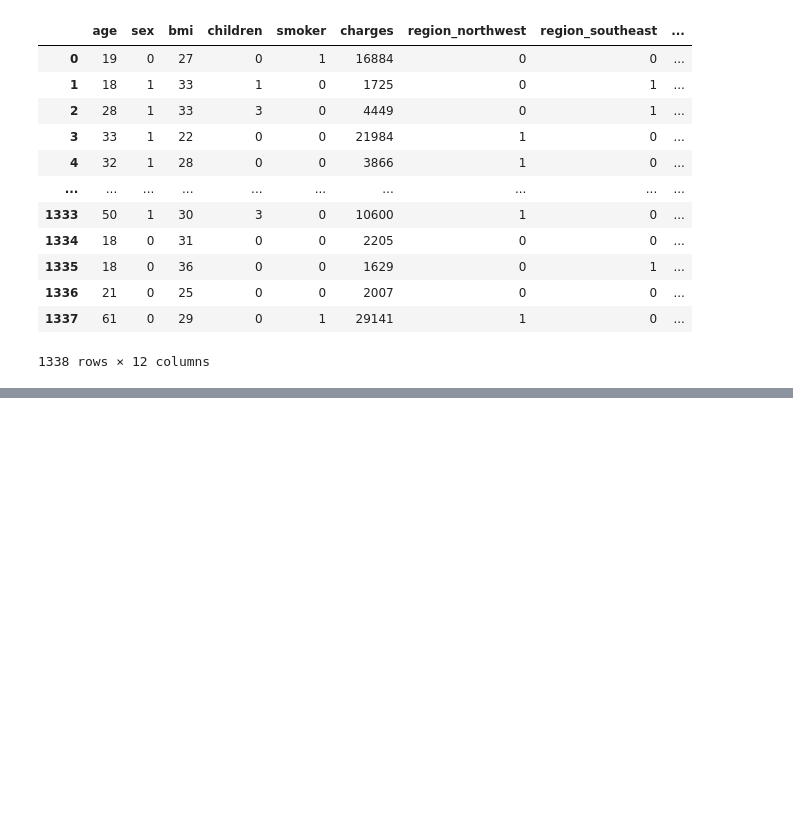
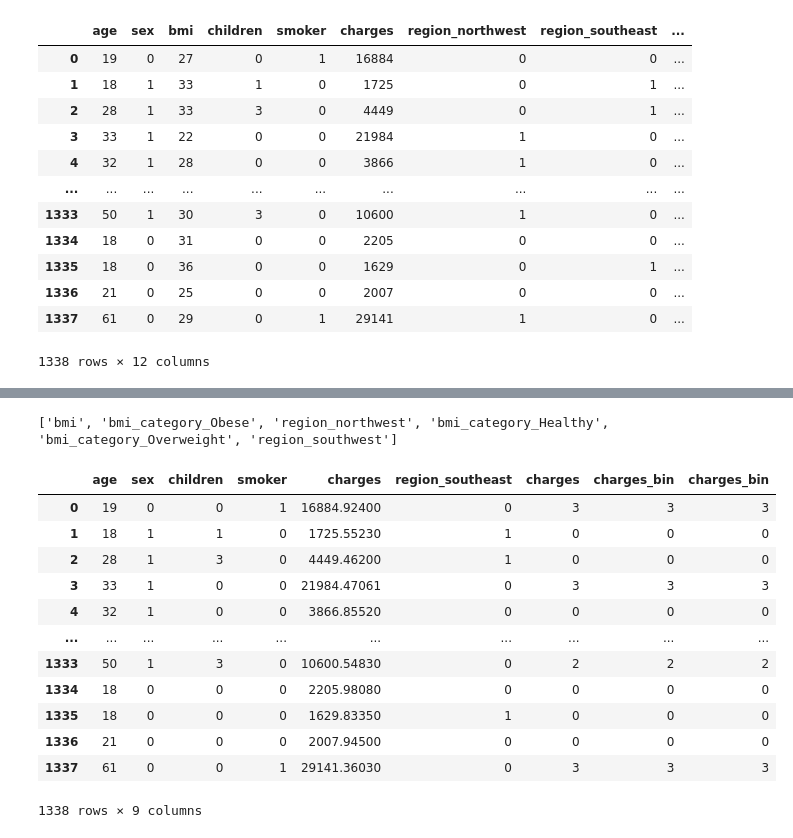
Before and after one commit to AnkitAs98k/Machine-learning, a Jupyter notebook: ML1.ipynb, the cells around one changed output, grey strips where cells are left out. Drawn from its saved outputs; the diff is of its cells as text; code cells hidden in the pictures; blank space fills up the shorter version.

Commit message:
The 1st data feautring and cleaning completed

```diff
--- a/ML1.ipynb
+++ b/ML1.ipynb
@@ -224,0 +321,21 @@ df_extract.astype(int)
+# %%
+from scipy.stats import chi2_contingency
+import pandas as pd
+df_extract['charges_bin'] = pd.qcut(
+    df_extract['charges'],
+    q=4,
+    labels= False
+)
+chi2_result = {}
+alpha = 0.05
+for x in cat_value:
+    contigency_table =pd.crosstab(df_extract[x],df_extract['charges_bin'])
+    chi2_stats,p_value,_,_= chi2_contingency(contigency_table)
+    Desicion = "Reject null (Keep feature)" if p_value < alpha else "Acccpet Null(reject feature)"
+    chi2_result[x]= {
+            'chi2-statistic': chi2_stats, 'p_value': p_value, 'descion': Desicion
+    }
+# %%
+results_df = pd.DataFrame(chi2_result).T
+
+print(results_df)
@@ -224,0 +353,24 @@ df_extract.astype(int)
+# %%
+reject_features = results_df[results_df['p_value'] >= 0.05].index.tolist()
+
+print(reject_features)
+# %% [output]
+['bmi', 'bmi_category_Obese', 'region_northwest', 'bmi_category_Healthy', 'bmi_category_Overweight', 'region_southwest']
+# %%
+df_extract.drop(columns=reject_features, inplace=True)
+# %%
+df_extract
+# %% [output]
+|  | age | sex | children | smoker | charges | region_southeast | charges | charges_bin | charges_bin |
+| 0 | 19 | 0 | 0 | 1 | 16884.92400 | 0 | 3 | 3 | 3 |
+| 1 | 18 | 1 | 1 | 0 | 1725.55230 | 1 | 0 | 0 | 0 |
+| 2 | 28 | 1 | 3 | 0 | 4449.46200 | 1 | 0 | 0 | 0 |
+| 3 | 33 | 1 | 0 | 0 | 21984.47061 | 0 | 3 | 3 | 3 |
+| 4 | 32 | 1 | 0 | 0 | 3866.85520 | 0 | 0 | 0 | 0 |
+| ... | ... | ... | ... | ... | ... | ... | ... | ... | ... |
+| 1333 | 50 | 1 | 3 | 0 | 10600.54830 | 0 | 2 | 2 | 2 |
+| 1334 | 18 | 0 | 0 | 0 | 2205.98080 | 0 | 0 | 0 | 0 |
+| 1335 | 18 | 0 | 0 | 0 | 1629.83350 | 1 | 0 | 0 | 0 |
+| 1336 | 21 | 0 | 0 | 0 | 2007.94500 | 0 | 0 | 0 | 0 |
+| 1337 | 61 | 0 | 0 | 1 | 29141.36030 | 0 | 3 | 3 | 3 |
+1338 rows × 9 columns
```
Also changed, not shown: parts of 13 cells of this notebook.
